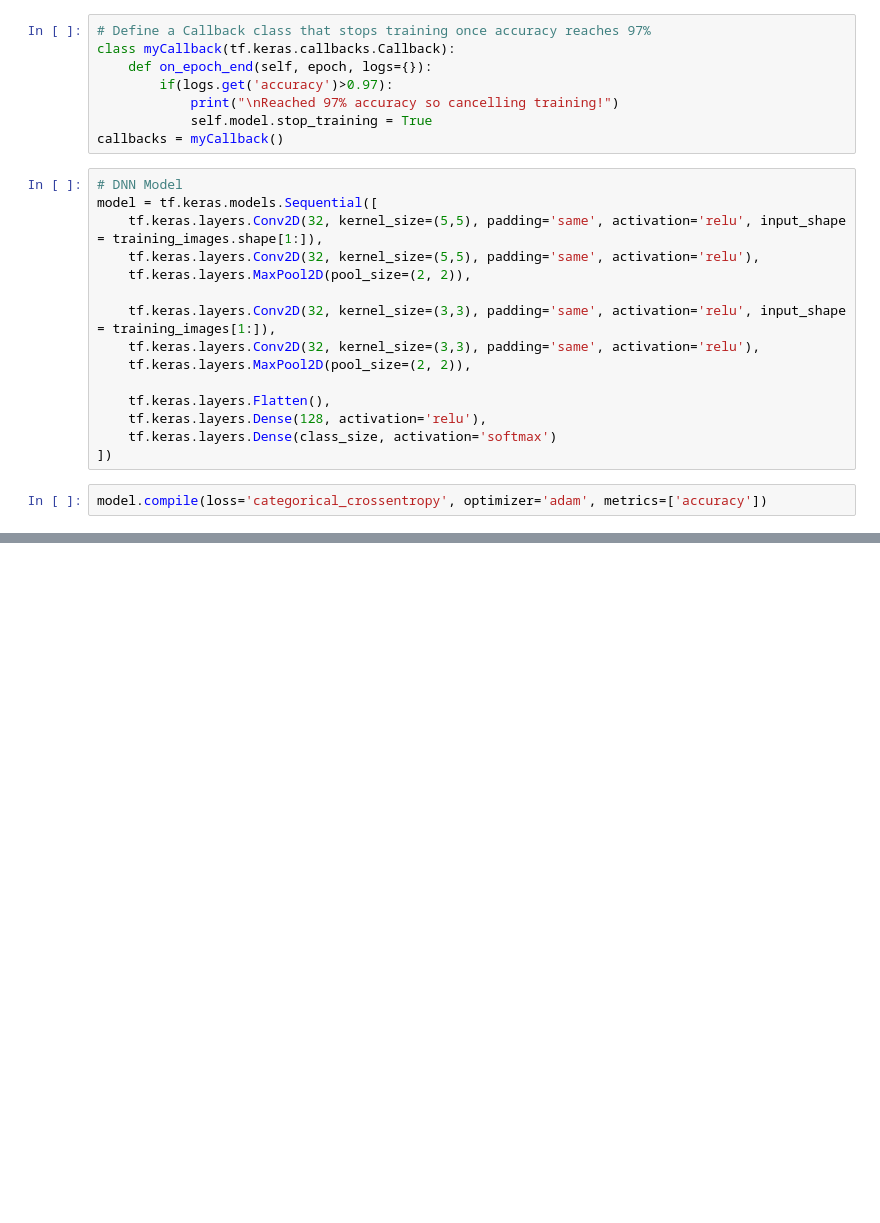
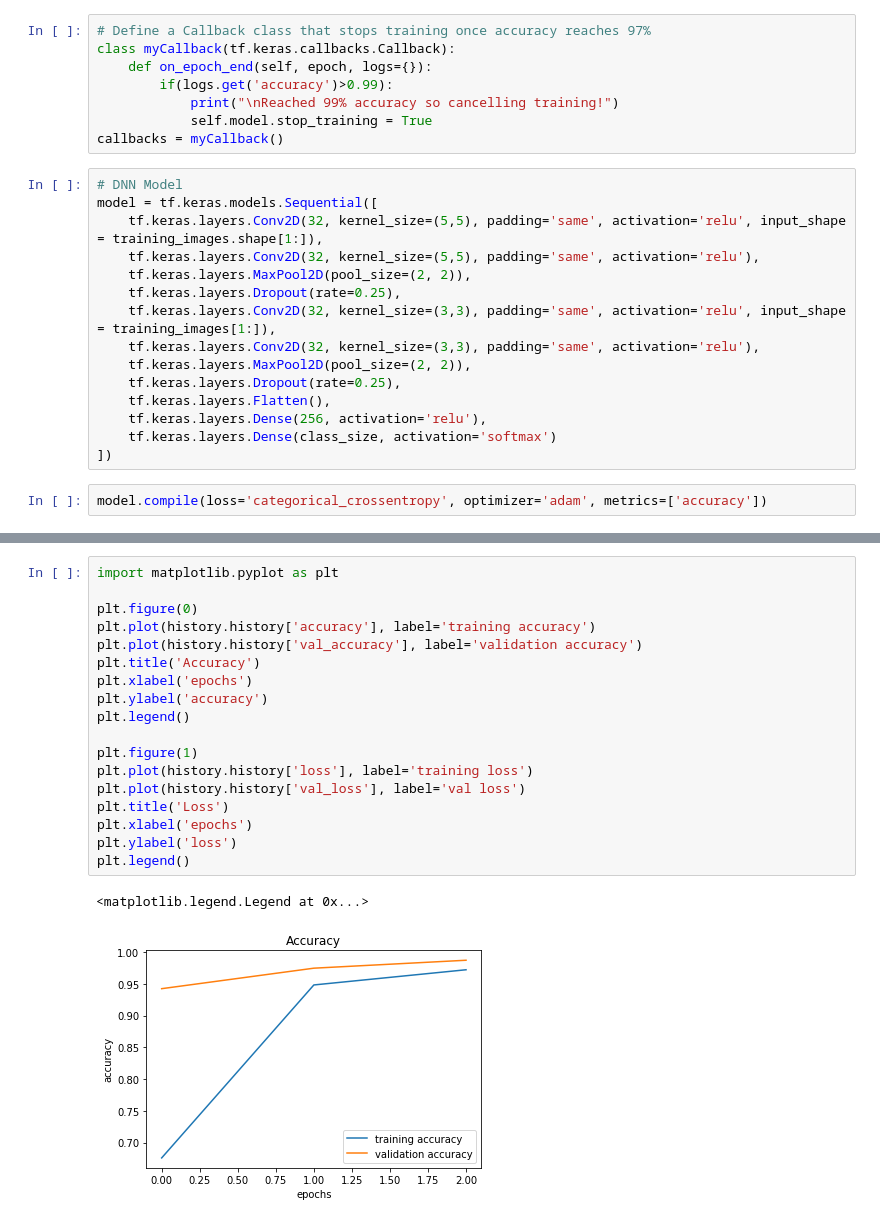
Before and after one commit to shreyash2106/Traffic-Sign-Classification, a Jupyter notebook: TrafficSignsClassification.ipynb, the cells around one changed output, grey strips where cells are left out. Cells and saved outputs as stored; diff of their text form; blank space fills up the shorter version.

```diff
--- a/TrafficSignsClassification.ipynb
+++ b/TrafficSignsClassification.ipynb
@@ -81,8 +81,8 @@ validation_labels = to_categorical(validation_labels, class_size)
 # Define a Callback class that stops training once accuracy reaches 97%
 class myCallback(tf.keras.callbacks.Callback):
     def on_epoch_end(self, epoch, logs={}):
-        if(logs.get('accuracy')>0.97):
-            print("\nReached 97% accuracy so cancelling training!")
+        if(logs.get('accuracy')>0.99):
+            print("\nReached 99% accuracy so cancelling training!")
             self.model.stop_training = True
 callbacks = myCallback()
 # %%
@@ -91,13 +91,13 @@ model = tf.keras.models.Sequential([
     tf.keras.layers.Conv2D(32, kernel_size=(5,5), padding='same', activation='relu', input_shape = training_images.shape[1:]),
     tf.keras.layers.Conv2D(32, kernel_size=(5,5), padding='same', activation='relu'),
     tf.keras.layers.MaxPool2D(pool_size=(2, 2)),
-
+    tf.keras.layers.Dropout(rate=0.25),
     tf.keras.layers.Conv2D(32, kernel_size=(3,3), padding='same', activation='relu', input_shape = training_images[1:]),
     tf.keras.layers.Conv2D(32, kernel_size=(3,3), padding='same', activation='relu'),
     tf.keras.layers.MaxPool2D(pool_size=(2, 2)),
-
+    tf.keras.layers.Dropout(rate=0.25),
     tf.keras.layers.Flatten(),
-    tf.keras.layers.Dense(128, activation='relu'),
+    tf.keras.layers.Dense(256, activation='relu'),
     tf.keras.layers.Dense(class_size, activation='softmax')
 ])
 # %%
@@ -134,0 +164,21 @@ NameError: name 'model' is not defined
+# %%
+import matplotlib.pyplot as plt
+
+plt.figure(0)
+plt.plot(history.history['accuracy'], label='training accuracy')
+plt.plot(history.history['val_accuracy'], label='validation accuracy')
+plt.title('Accuracy')
+plt.xlabel('epochs')
+plt.ylabel('accuracy')
+plt.legend()
+
+plt.figure(1)
+plt.plot(history.history['loss'], label='training loss')
+plt.plot(history.history['val_loss'], label='val loss')
+plt.title('Loss')
+plt.xlabel('epochs')
+plt.ylabel('loss')
+plt.legend()
+# %% [output]
+<matplotlib.legend.Legend at 0x...>
+[figure, added]
```
Also changed, not shown: parts of 5 cells of this notebook.
